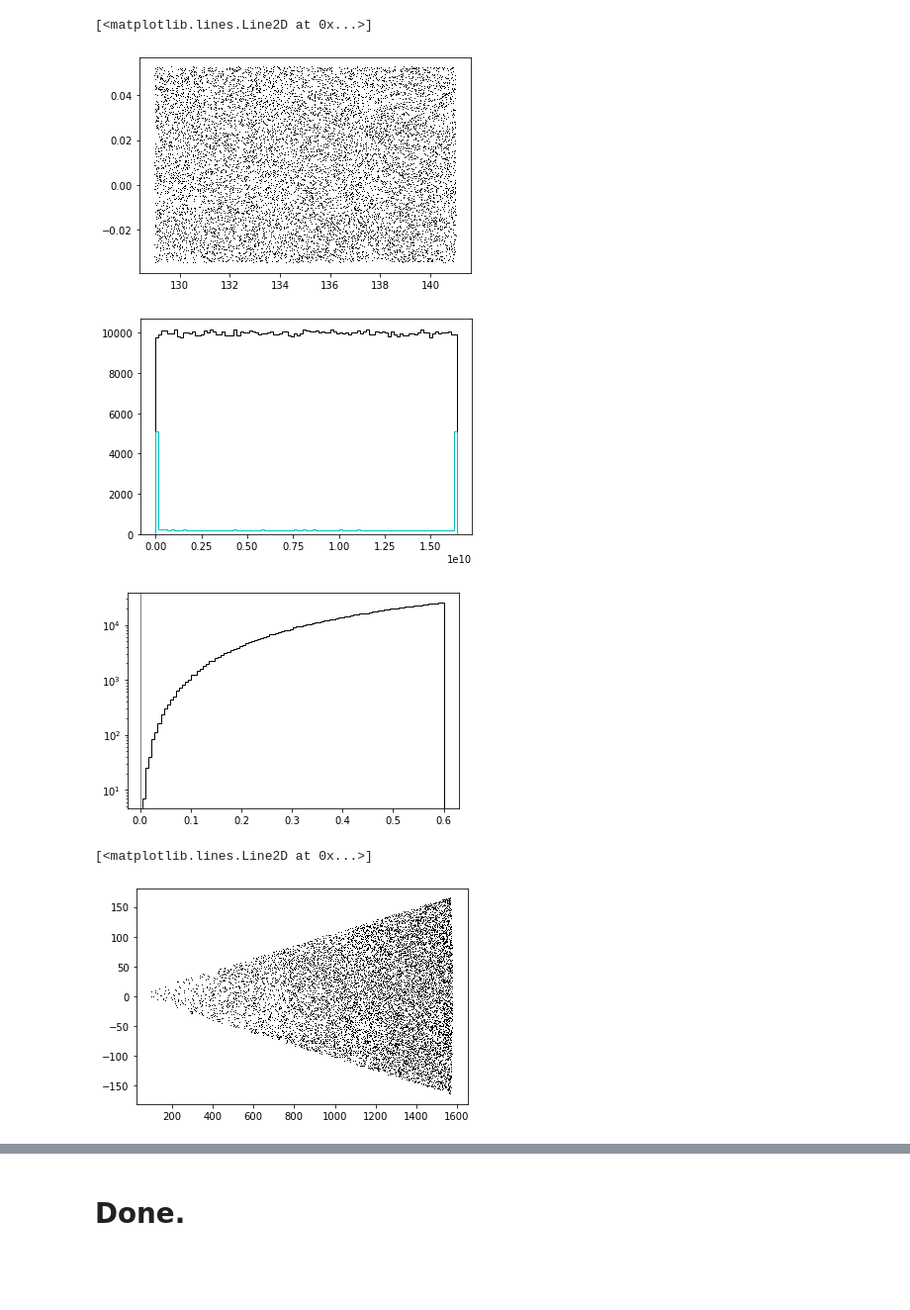
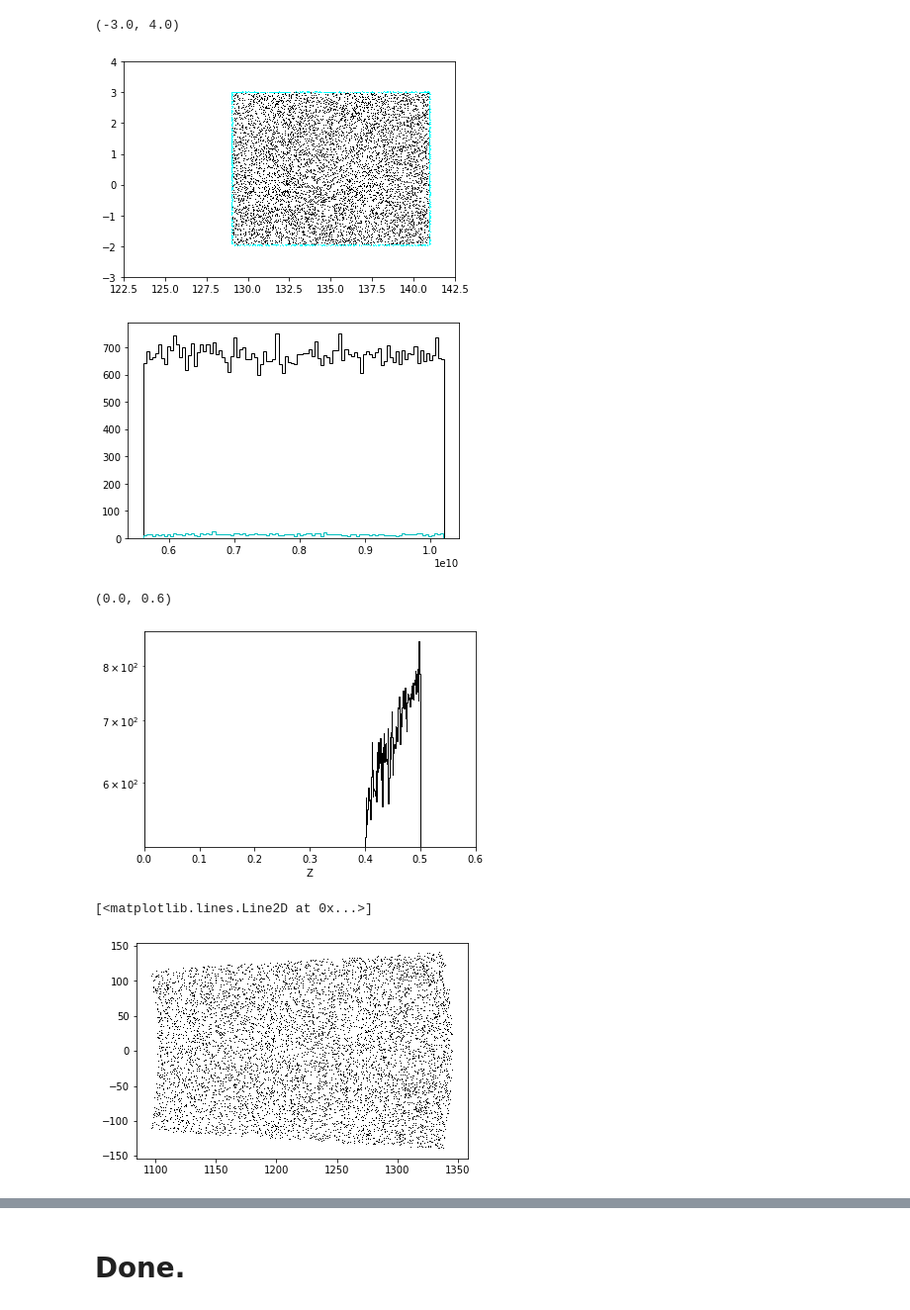
Before and after one commit to SgmAstro/DESI, a Jupyter notebook: randoms_qa.ipynb, the cells around one changed output, grey strips where cells are left out. Shown at 99% size. Saved outputs shown, nothing was run; the diff lists cells and outputs as text; code cells hidden in the pictures; blank space fills up the shorter version.

Commit message:
rand update.

```diff
--- a/randoms_qa.ipynb
+++ b/randoms_qa.ipynb
@@ -9,5 +11,5 @@ from   astropy.table import Table
 # %%
-fpath = os.environ['CSCRATCH'] + '/desi/BGS/Sam/randoms_bd.fits'
+fpath = os.environ['CSCRATCH'] + '/desi/BGS/Sam/randoms_slice.fits'
 # %%
 print(fpath)
 # %% [output]
@@ -43,24 +45,32 @@ Table length=1000000
 # %%
-pl.plot(rand['RANDOM_RA'][::100], rand['RANDOM_DEC'][::100], marker=',', lw=0.0, c='k')
+pl.plot(rand['RANDOM_RA'][::10], rand['RANDOM_DEC'][::10], marker=',', lw=0.0, c='k')
+pl.plot(rand['RANDOM_RA'][rand['IS_BOUNDARY'].astype(bool)], rand['RANDOM_DEC'][rand['IS_BOUNDARY'].astype(bool)], marker=',', lw=0.0, c='cyan')
+
+pl.xlim(122.5, 142.5)
+pl.ylim(-3., 4.)
 # %% [output]
-[<matplotlib.lines.Line2D at 0x...>]
+(-3.0, 4.0)
-[figure, old version]
+[figure, new version]
 # %%
 _ = pl.hist(rand['V'], bins=100, histtype='step', color='k')
 _ = pl.hist(rand['V'][rand['IS_BOUNDARY'].astype(bool)], bins=100, histtype='step', color='c')
 # %% [output]
-[figure, old version]
+[figure, new version]
 # %%
 _ = pl.hist(rand['Z'], bins=100, histtype='step', color='k')
 pl.axvline(300. / 2.9979e5, lw=0.5, c='k')
 pl.yscale('log')
+pl.xlabel('Z')
+
+pl.xlim(0.0, 0.6)
 # %% [output]
+(0.0, 0.6)
-[figure, old version]
+[figure, new version]
 # %%
-pl.plot(rand['CARTESIAN_X'][::100], rand['CARTESIAN_Y'][::100], marker=',', lw=0.0, c='k')
+pl.plot(rand['CARTESIAN_X'][::10], rand['CARTESIAN_Y'][::10], marker=',', lw=0.0, c='k')
 # %% [output]
 [<matplotlib.lines.Line2D at 0x...>]
-[figure, old version]
+[figure, new version]
 # %%
 pl.plot(rand['CARTESIAN_X'][rand['IS_BOUNDARY'].astype(bool)], rand['CARTESIAN_Y'][rand['IS_BOUNDARY'].astype(bool)], marker=',', lw=0.0, c='k')
 pl.xlabel('x')
```
Also changed, not shown: parts of 17 cells of this notebook, 6 other files.
